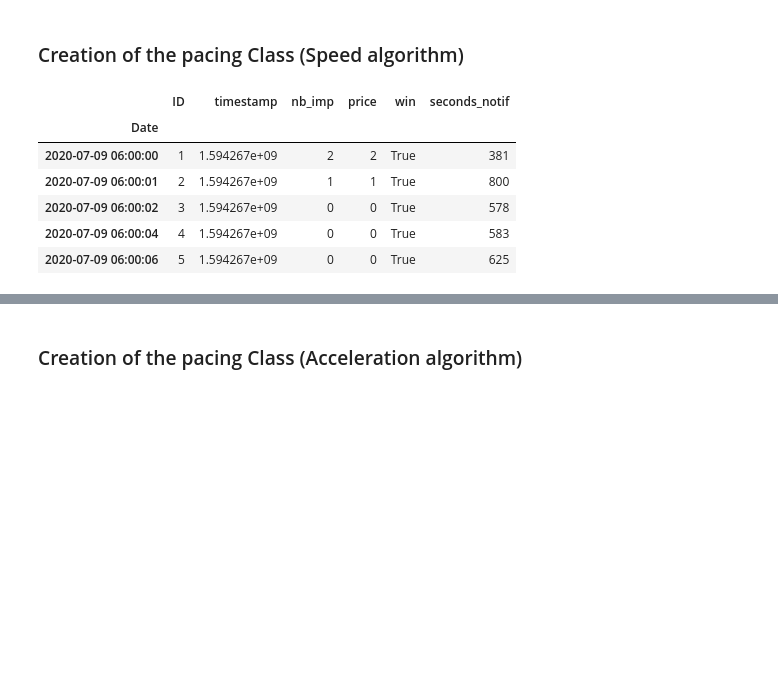
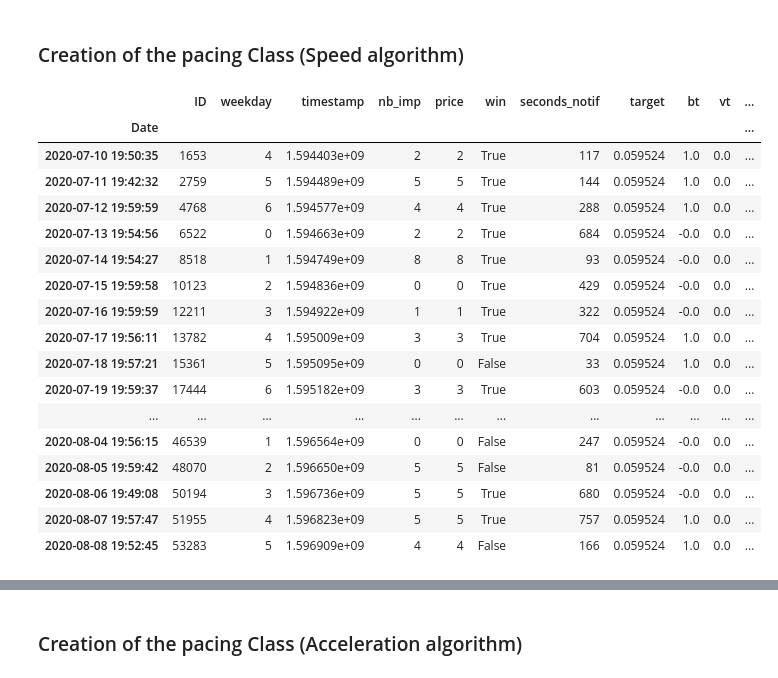
Before and after one commit to ThomasM-mecen/Displayce_internship, a Jupyter notebook: Pacing/Algorithmes.ipynb, the cells around one changed output, grey strips where cells are left out. Cells and saved outputs as stored; diff of their text form; code cells hidden in the pictures; blank space fills up the shorter version.

```diff
--- a/Pacing/Algorithmes.ipynb
+++ b/Pacing/Algorithmes.ipynb
@@ -89,17 +89,8 @@ class Algo:
             else:
                 self.engaged_budget -= ev['br_price']
 # %%
-data = pd.read_csv('09-07-2020_07-08-2020.csv', index_col="timestamp_string", parse_dates=True)
+data = pd.read_csv('wd_10-07-2020_08-08-2020.csv', index_col="timestamp_string", parse_dates=True)
 data.index.names = ['Date']
-data.head()
-# %% [output]
-|  | ID | timestamp | nb_imp | price | win | seconds_notif |
-| Date |  |  |  |  |  |  |
-| 2020-07-09 06:00:00 | 1 | 1.594267e+09 | 2 | 2 | True | 381 |
-| 2020-07-09 06:00:01 | 2 | 1.594267e+09 | 1 | 1 | True | 800 |
-| 2020-07-09 06:00:02 | 3 | 1.594267e+09 | 0 | 0 | True | 578 |
-| 2020-07-09 06:00:04 | 4 | 1.594267e+09 | 0 | 0 | True | 583 |
-| 2020-07-09 06:00:06 | 5 | 1.594267e+09 | 0 | 0 | True | 625 |
 # %%
 pacing = Algo(daily_budget=3000, nb_hours_day=14)
 # %%
@@ -156,3 +147,24 @@ data['buying'] = buyings
 data['remaining_budget'] = remaining
 data['engaged_budget'] = engaged
 data['spent_budget'] = spent
+# %%
+data.groupby(data.index.day).tail(1)
+# %% [output]
+|  | ID | weekday | timestamp | nb_imp | price | win | seconds_notif | target | bt | vt | ... |
+| Date |  |  |  |  |  |  |  |  |  |  | ... |
+| 2020-07-10 19:50:35 | 1653 | 4 | 1.594403e+09 | 2 | 2 | True | 117 | 0.059524 | 1.0 | 0.0 | ... |
+| 2020-07-11 19:42:32 | 2759 | 5 | 1.594489e+09 | 5 | 5 | True | 144 | 0.059524 | 1.0 | 0.0 | ... |
+| 2020-07-12 19:59:59 | 4768 | 6 | 1.594577e+09 | 4 | 4 | True | 288 | 0.059524 | 1.0 | 0.0 | ... |
+| 2020-07-13 19:54:56 | 6522 | 0 | 1.594663e+09 | 2 | 2 | True | 684 | 0.059524 | -0.0 | 0.0 | ... |
+| 2020-07-14 19:54:27 | 8518 | 1 | 1.594749e+09 | 8 | 8 | True | 93 | 0.059524 | -0.0 | 0.0 | ... |
+| 2020-07-15 19:59:58 | 10123 | 2 | 1.594836e+09 | 0 | 0 | True | 429 | 0.059524 | -0.0 | 0.0 | ... |
+| 2020-07-16 19:59:59 | 12211 | 3 | 1.594922e+09 | 1 | 1 | True | 322 | 0.059524 | -0.0 | 0.0 | ... |
+| 2020-07-17 19:56:11 | 13782 | 4 | 1.595009e+09 | 3 | 3 | True | 704 | 0.059524 | 1.0 | 0.0 | ... |
+| 2020-07-18 19:57:21 | 15361 | 5 | 1.595095e+09 | 0 | 0 | False | 33 | 0.059524 | 1.0 | 0.0 | ... |
+| 2020-07-19 19:59:37 | 17444 | 6 | 1.595182e+09 | 3 | 3 | True | 603 | 0.059524 | -0.0 | 0.0 | ... |
+| ... | ... | ... | ... | ... | ... | ... | ... | ... | ... | ... | ... |
+| 2020-08-04 19:56:15 | 46539 | 1 | 1.596564e+09 | 0 | 0 | False | 247 | 0.059524 | -0.0 | 0.0 | ... |
+| 2020-08-05 19:59:42 | 48070 | 2 | 1.596650e+09 | 5 | 5 | False | 81 | 0.059524 | -0.0 | 0.0 | ... |
+| 2020-08-06 19:49:08 | 50194 | 3 | 1.596736e+09 | 5 | 5 | True | 680 | 0.059524 | -0.0 | 0.0 | ... |
+| 2020-08-07 19:57:47 | 51955 | 4 | 1.596823e+09 | 5 | 5 | True | 757 | 0.059524 | 1.0 | 0.0 | ... |
+| 2020-08-08 19:52:45 | 53283 | 5 | 1.596909e+09 | 4 | 4 | False | 166 | 0.059524 | 1.0 | 0.0 | ... |
```
Also changed, not shown: parts of 15 cells of this notebook.
